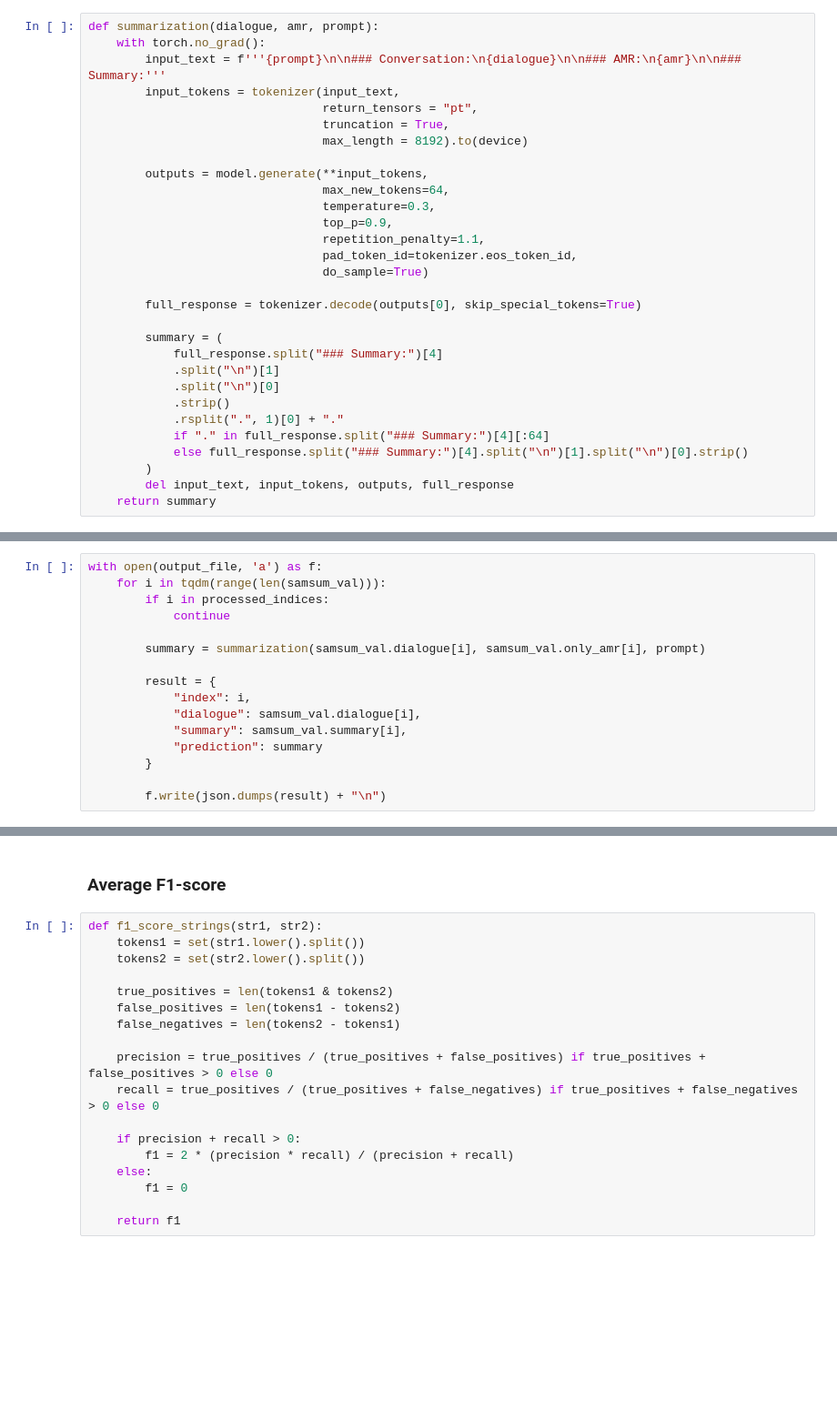
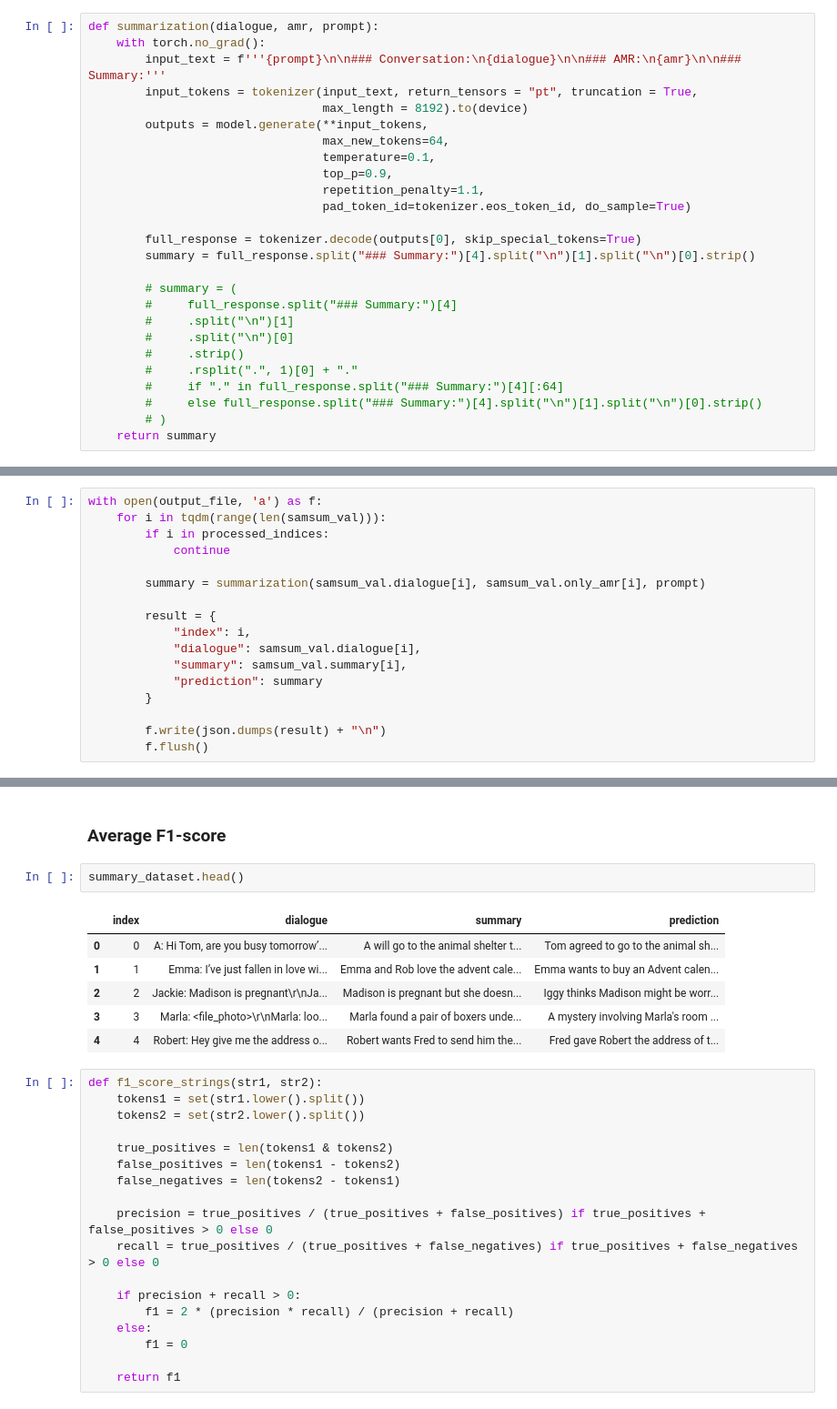
Before and after one commit to Ankushr785/abstract-meaning-representation-efficacy, a Jupyter notebook: samsum_phi3_summarization/samsum_summarization_amr_v2_3shot.ipynb, the cells around one changed output, grey strips where cells are left out. Shown at 91% size. Cells and saved outputs as stored; diff of their text form; blank space fills up the shorter version.

```diff
--- a/samsum_phi3_summarization/samsum_summarization_amr_v2_3shot.ipynb
+++ b/samsum_phi3_summarization/samsum_summarization_amr_v2_3shot.ipynb
@@ -31,31 +31,27 @@ Current `flash-attention` does not support `window_size`. Either upgrade or use
 def summarization(dialogue, amr, prompt):
     with torch.no_grad():
         input_text = f'''{prompt}\n\n### Conversation:\n{dialogue}\n\n### AMR:\n{amr}\n\n### Summary:'''
-        input_tokens = tokenizer(input_text,
-                                 return_tensors = "pt",
-                                 truncation = True,
+        input_tokens = tokenizer(input_text, return_tensors = "pt", truncation = True,
                                  max_length = 8192).to(device)
-
         outputs = model.generate(**input_tokens,
                                  max_new_tokens=64,
-                                 temperature=0.3,
+                                 temperature=0.1,
                                  top_p=0.9,
                                  repetition_penalty=1.1,
-                                 pad_token_id=tokenizer.eos_token_id,
-                                 do_sample=True)
+                                 pad_token_id=tokenizer.eos_token_id, do_sample=True)
 
         full_response = tokenizer.decode(outputs[0], skip_special_tokens=True)
+        summary = full_response.split("### Summary:")[4].split("\n")[1].split("\n")[0].strip()
 
-        summary = (
-            full_response.split("### Summary:")[4]
-            .split("\n")[1]
-            .split("\n")[0]
-            .strip()
-            .rsplit(".", 1)[0] + "."
-            if "." in full_response.split("### Summary:")[4][:64]
-            else full_response.split("### Summary:")[4].split("\n")[1].split("\n")[0].strip()
-        )
-        del input_text, input_tokens, outputs, full_response
+        # summary = (
+        #     full_response.split("### Summary:")[4]
+        #     .split("\n")[1]
+        #     .split("\n")[0]
+        #     .strip()
+        #     .rsplit(".", 1)[0] + "."
+        #     if "." in full_response.split("### Summary:")[4][:64]
+        #     else full_response.split("### Summary:")[4].split("\n")[1].split("\n")[0].strip()
+        # )
     return summary
 # %%
 examples = samsum_val.loc[[142, 319, 252]]
@@ -102,5 +98,6 @@ with open(output_file, 'a') as f:
         }
 
         f.write(json.dumps(result) + "\n")
+        f.flush()
 # %% [output]
 You are not running the flash-attention implementation, expect numerical differences.
@@ -120,6 +117,15 @@ summary_dataset.shape
 (10, 4)
 # %% [markdown]
 ### Average F1-score
+# %%
+summary_dataset.head()
+# %% [output]
+|  | index | dialogue | summary | prediction |
+| 0 | 0 | A: Hi Tom, are you busy tomorrow’... | A will go to the animal shelter t... | Tom agreed to go to the animal sh... |
+| 1 | 1 | Emma: I’ve just fallen in love wi... | Emma and Rob love the advent cale... | Emma wants to buy an Advent calen... |
+| 2 | 2 | Jackie: Madison is pregnant\r\nJa... | Madison is pregnant but she doesn... | Iggy thinks Madison might be worr... |
+| 3 | 3 | Marla: <file_photo>\r\nMarla: loo... | Marla found a pair of boxers unde... | A mystery involving Marla's room ... |
+| 4 | 4 | Robert: Hey give me the address o... | Robert wants Fred to send him the... | Fred gave Robert the address of t... |
 # %%
 def f1_score_strings(str1, str2):
     tokens1 = set(str1.lower().split())
```
Also changed, not shown: parts of 5 cells of this notebook.
